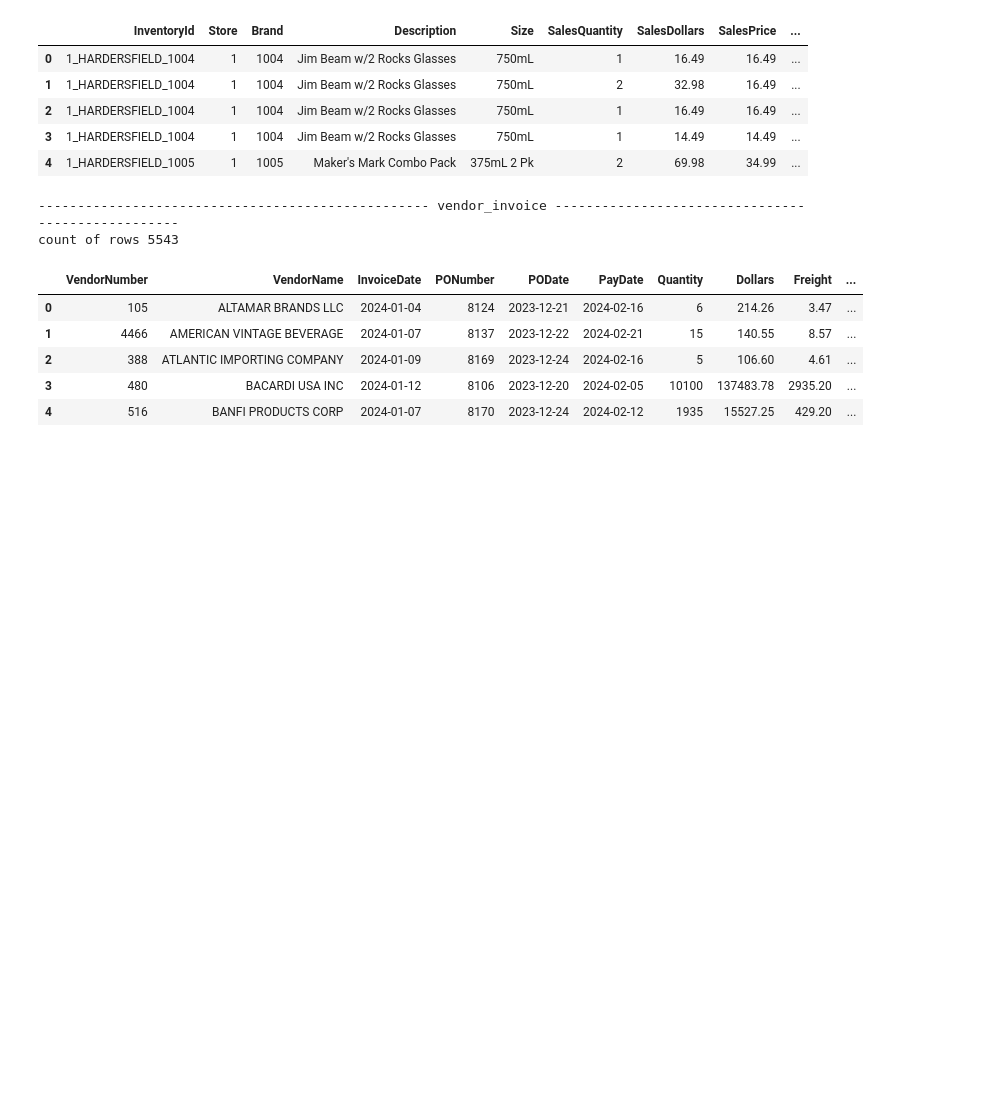
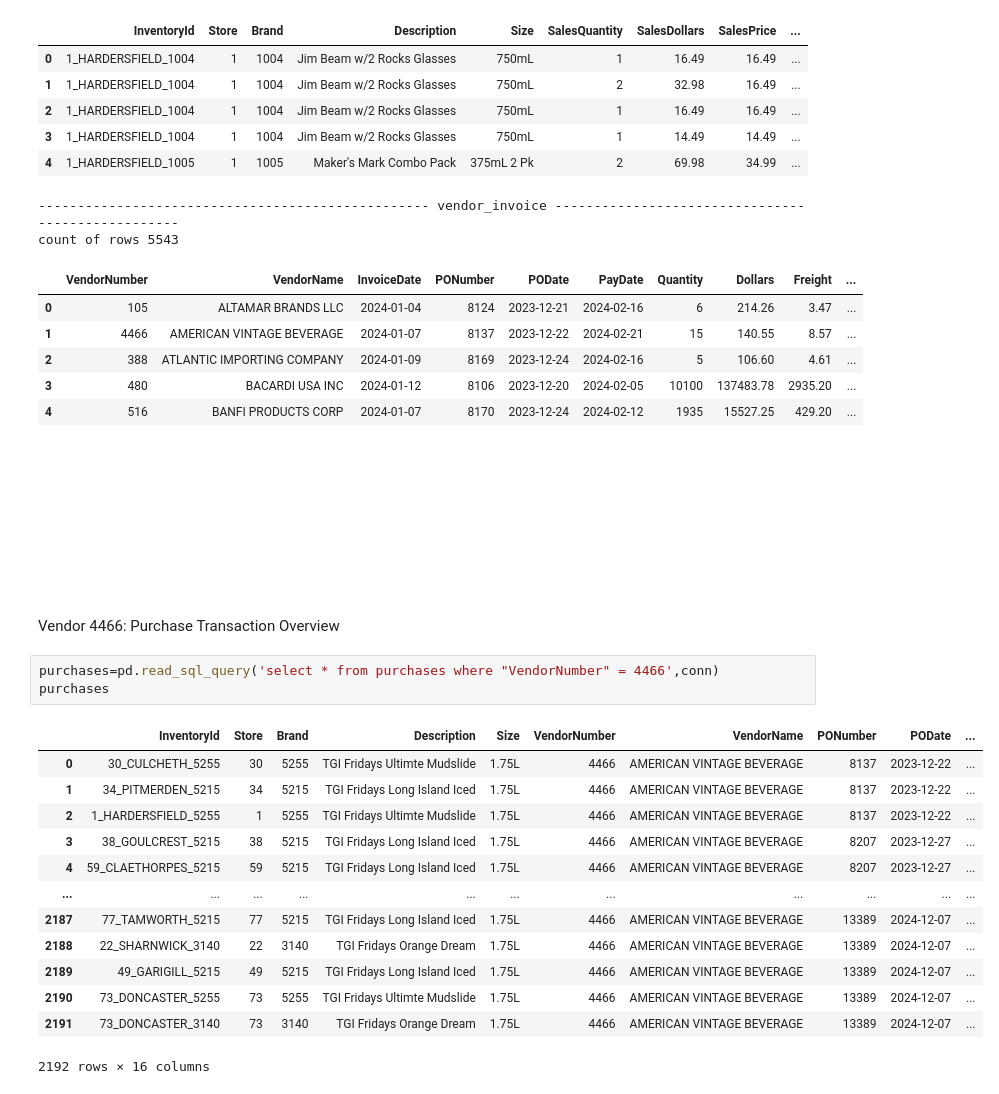
Before and after one commit to layappa/inventory-performance, a Jupyter notebook: Exploratory_Data_Analysis.ipynb, the cells around one changed output. Saved outputs shown, nothing was run; the diff lists cells and outputs as text; blank space fills up the shorter version.

```diff
--- a/Exploratory_Data_Analysis.ipynb
+++ b/Exploratory_Data_Analysis.ipynb
@@ -90,3 +90,30 @@ count of rows 5543
 | 2 | 388 | ATLANTIC IMPORTING COMPANY | 2024-01-09 | 8169 | 2023-12-24 | 2024-02-16 | 5 | 106.60 | 4.61 | ... |
 | 3 | 480 | BACARDI USA INC | 2024-01-12 | 8106 | 2023-12-20 | 2024-02-05 | 10100 | 137483.78 | 2935.20 | ... |
 | 4 | 516 | BANFI PRODUCTS CORP | 2024-01-07 | 8170 | 2023-12-24 | 2024-02-12 | 1935 | 15527.25 | 429.20 | ... |
+# %% [markdown]
+#
+# %% [markdown]
+#
+# %% [markdown]
+#
+# %% [markdown]
+#
+# %% [markdown]
+Vendor 4466: Purchase Transaction Overview
+# %%
+purchases=pd.read_sql_query('select * from purchases where "VendorNumber" = 4466',conn)
+purchases
+# %% [output]
+|  | InventoryId | Store | Brand | Description | Size | VendorNumber | VendorName | PONumber | PODate | ... |
+| 0 | 30_CULCHETH_5255 | 30 | 5255 | TGI Fridays Ultimte Mudslide | 1.75L | 4466 | AMERICAN VINTAGE BEVERAGE | 8137 | 2023-12-22 | ... |
+| 1 | 34_PITMERDEN_5215 | 34 | 5215 | TGI Fridays Long Island Iced | 1.75L | 4466 | AMERICAN VINTAGE BEVERAGE | 8137 | 2023-12-22 | ... |
+| 2 | 1_HARDERSFIELD_5255 | 1 | 5255 | TGI Fridays Ultimte Mudslide | 1.75L | 4466 | AMERICAN VINTAGE BEVERAGE | 8137 | 2023-12-22 | ... |
+| 3 | 38_GOULCREST_5215 | 38 | 5215 | TGI Fridays Long Island Iced | 1.75L | 4466 | AMERICAN VINTAGE BEVERAGE | 8207 | 2023-12-27 | ... |
+| 4 | 59_CLAETHORPES_5215 | 59 | 5215 | TGI Fridays Long Island Iced | 1.75L | 4466 | AMERICAN VINTAGE BEVERAGE | 8207 | 2023-12-27 | ... |
+| ... | ... | ... | ... | ... | ... | ... | ... | ... | ... | ... |
+| 2187 | 77_TAMWORTH_5215 | 77 | 5215 | TGI Fridays Long Island Iced | 1.75L | 4466 | AMERICAN VINTAGE BEVERAGE | 13389 | 2024-12-07 | ... |
+| 2188 | 22_SHARNWICK_3140 | 22 | 3140 | TGI Fridays Orange Dream | 1.75L | 4466 | AMERICAN VINTAGE BEVERAGE | 13389 | 2024-12-07 | ... |
+| 2189 | 49_GARIGILL_5215 | 49 | 5215 | TGI Fridays Long Island Iced | 1.75L | 4466 | AMERICAN VINTAGE BEVERAGE | 13389 | 2024-12-07 | ... |
+| 2190 | 73_DONCASTER_5255 | 73 | 5255 | TGI Fridays Ultimte Mudslide | 1.75L | 4466 | AMERICAN VINTAGE BEVERAGE | 13389 | 2024-12-07 | ... |
+| 2191 | 73_DONCASTER_3140 | 73 | 3140 | TGI Fridays Orange Dream | 1.75L | 4466 | AMERICAN VINTAGE BEVERAGE | 13389 | 2024-12-07 | ... |
+2192 rows × 16 columns
```
Also changed, not shown: parts of 10 cells of this notebook.
